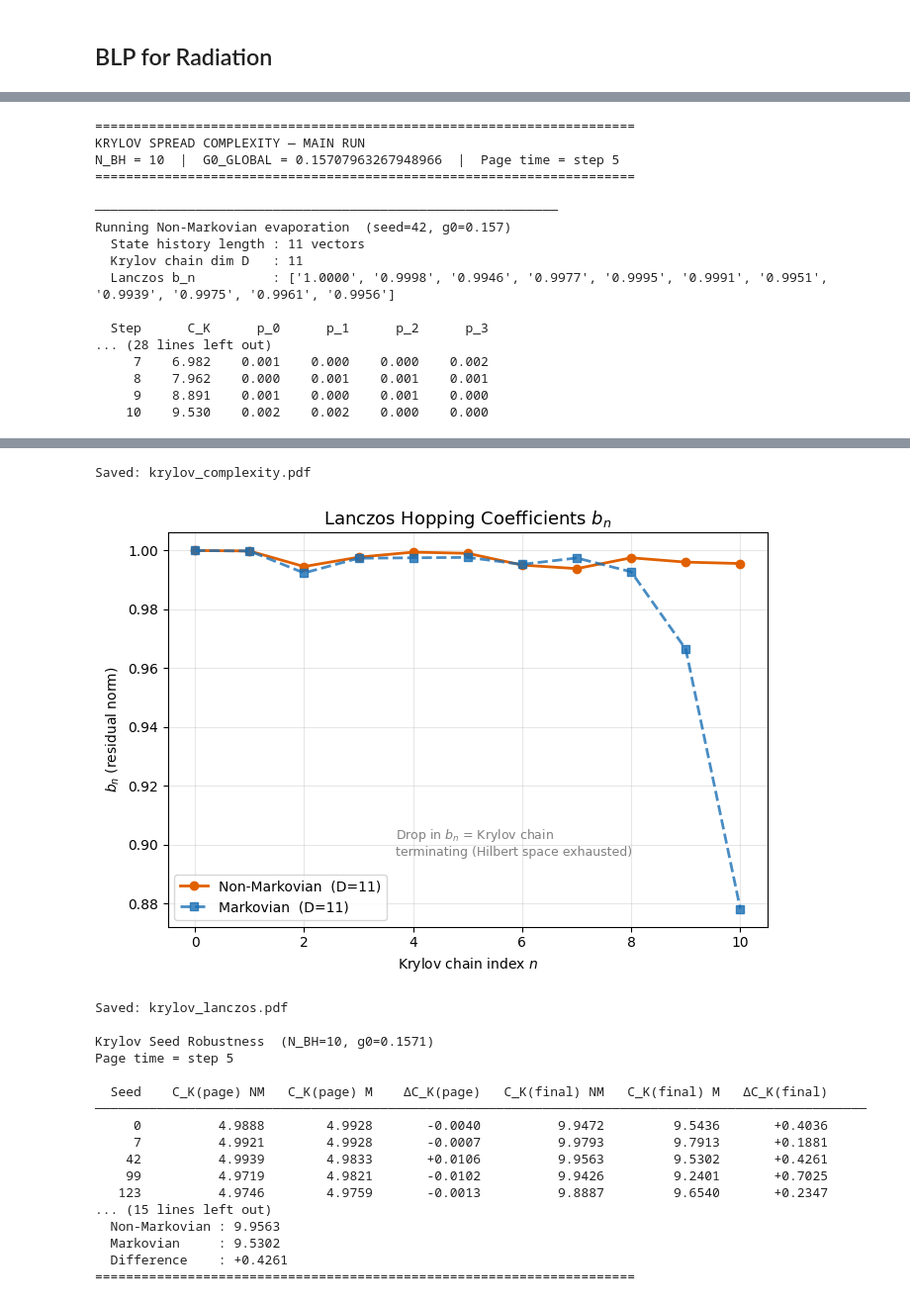
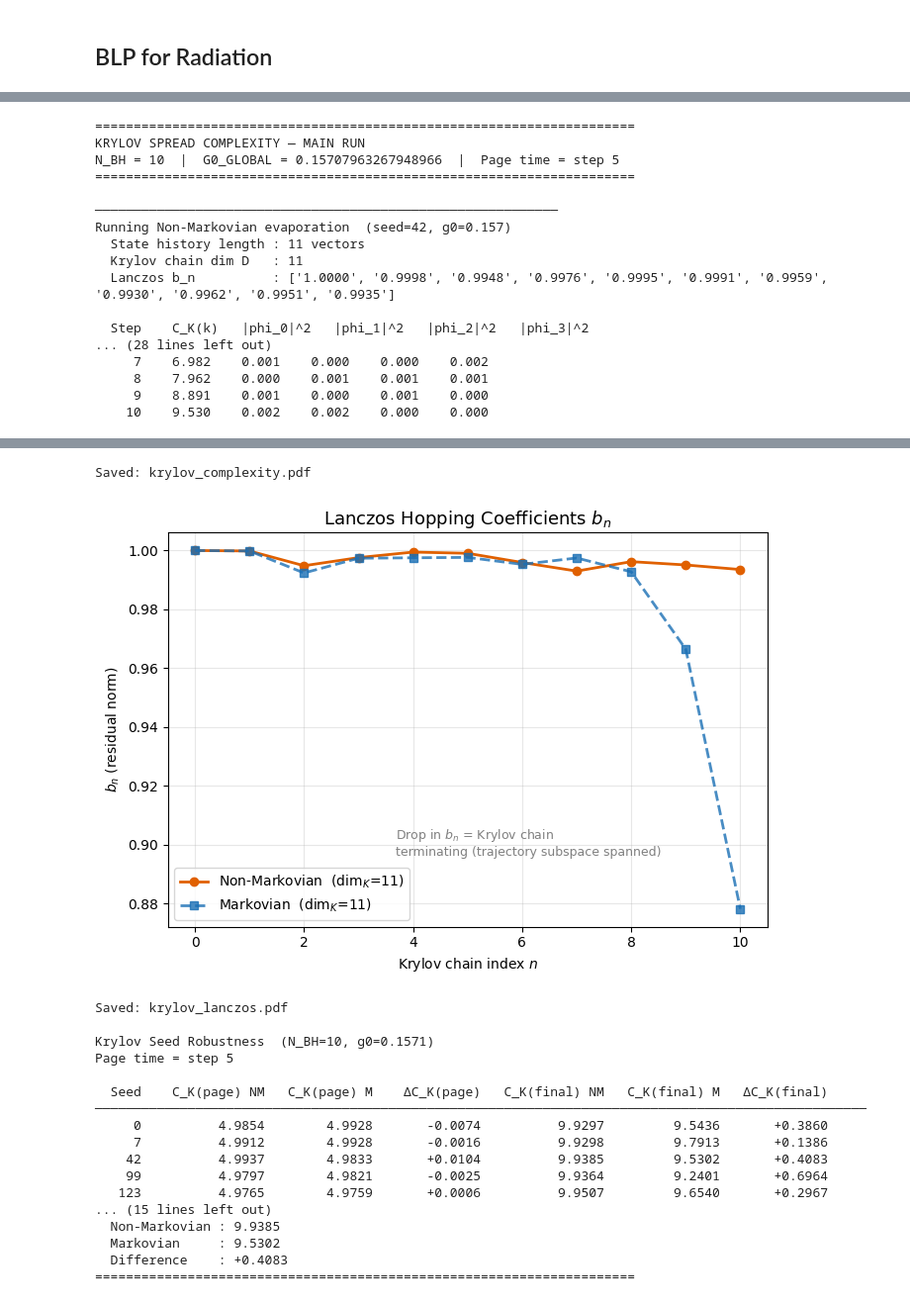
Before and after one commit to aaqhilahamed2004-ops/non-markovian_black-hole_evaporation, a Jupyter notebook: MvNM_v2.ipynb, the cells around one changed output, grey strips where cells are left out. Shown at 99% size. Cells and saved outputs as stored; diff of their text form; code cells hidden in the pictures.

Commit message:
Fixed all the notations across all the cells. Corrected the ordering of g0 wrt magnitude in SWEEP_G0.

```diff
--- a/MvNM_v2.ipynb
+++ b/MvNM_v2.ipynb
@@ -156,9 +156,9 @@ def compute_spread_complexity(state_history):
     Standard spread complexity (Balasubramanian et al 2022) requires a
     Hamiltonian to generate the Krylov basis via Lanczos recursion.
     Since this model is purely gate-based (no explicit Hamiltonian), we adapt:
-    the Krylov basis {|b_n>} is built by incremental Gram-Schmidt
+    the Krylov basis {|K_n>} is built by incremental Gram-Schmidt
     orthogonalisation of the evolved statevector trajectory {|psi(t)>}.
-    Spread complexity: K(t) = sum_n n |<b_n|psi(t)>|^2.
+    Spread complexity: C_K(t) = sum_n n |<K_n|psi(t)>|^2.
     Global statevector is fixed dimension 2^N_BH throughout — inner products
     are always well-defined.
     """
@@ -174,12 +174,14 @@ def compute_spread_complexity(state_history):
             _krylov_basis.append(vec / norm)
     complexities = []
     for state in state_history:
-        vec = np.array(state.data, dtype=complex).flatten()
-        norm = np.linalg.norm(vec)
-        vec = vec / norm if norm > 1e-12 else vec
-        k_t = sum(n * abs(np.vdot(b, vec))**2
-                  for n, b in enumerate(_krylov_basis))
-        complexities.append(k_t)
+        # Use the FULL normalised statevector — NOT the Gram-Schmidt residual.
+        # The residual from the basis-building loop above is discarded here.
+        psi = np.array(state.data, dtype=complex).flatten()
+        norm = np.linalg.norm(psi)
+        psi = psi / norm if norm > 1e-12 else psi
+        C_K_t = sum(n * abs(np.vdot(K_n, psi))**2
+                    for n, K_n in enumerate(_krylov_basis))
+        complexities.append(C_K_t)
     return complexities
 # %%
 import numpy as np
@@ -827,9 +832,9 @@ Saved: blp_P3_trace.pdf
 # ── Parameters ────────────────────────────────────────────────────────────────
 SWEEP_SEEDS  = list(range(5, 1576, 20))        # 21 seeds
 SWEEP_G0     = [np.pi/32, np.pi/24, np.pi/16,
-                np.pi/8,  G0_GLOBAL,  np.pi/2]  # principled range, see Section 3.1
+                np.pi/8,  np.pi/2, 3*np.pi/4]  # principled range, see Section 3.1
 FIXED_SEED   = 120      # seed for g0 sweep
-FIXED_G0     = np.pi/2  # g0 for seed sweep and Markovian control
+FIXED_G0     = np.pi/20  # g0 for seed sweep and Markovian control
 
 print(f"BLP Robustness  (N_BH={N_BH_BLP})")
 print(f"Seed sweep : {SWEEP_SEEDS}")
@@ -889,7 +894,7 @@ row += f"    {mk_max_arr.mean():.5f} ± {mk_max_arr.std():.5f}"
 print(row)
 
 # ── Verdict ───────────────────────────────────────────────────────────────────
-ROBUST_THRESHOLD = 0.85   # fraction of seeds required for ROBUST verdict
+ROBUST_THRESHOLD = 0.90   # fraction of seeds required for ROBUST verdict
 
 print("\nVerdict:")
 for pa, pb, _, _, short in PROBE_PAIRS:
@@ -934,7 +939,8 @@ print(f"  Robustness threshold : {ROBUST_THRESHOLD*100:.0f}% of seeds must show
 print(f"  System size          : N_BH = {N_BH_BLP}")
 print(f"  Seeds tested         : {len(SWEEP_SEEDS)}  ({SWEEP_SEEDS[0]}–{SWEEP_SEEDS[-1]}, step {SWEEP_SEEDS[1]-SWEEP_SEEDS[0]})")
 print(f"  Coupling (seed sweep): g0 = {FIXED_G0:.4f}")
-print(f"  Markovian control    : N_BLP = 0.00000 on all {len(SWEEP_SEEDS)} seeds ✓")
+print(f"  Markovian control    : max N_BLP = {mk_max_arr.max():.5f} on all {len(SWEEP_SEEDS)} seeds"
+      + ("  ✓" if mk_null else "  ✗ — review model"))
 print(f"  Causal attribution   : backflow is due to memory terms, not scrambling")
 print(f"{'═'*70}")
 
@@ -1081,7 +1087,7 @@ G0_SWEEP_VALUES = [
     0.001, 0.1, np.pi/8, 0.5, np.pi/4, np.pi/2, 0.75*np.pi, np.pi,
 ]
 
-SWEEP_PROBE_PAIR = ('zero', 'ones_last', "P3: $|0>^{N}$ vs $|0..01>$")
+SWEEP_PROBE_PAIR = ('zero', 'ones_last', r'P3: $|0\rangle^{\otimes N_BH}$ vs $|0\cdots01\rangle$')
 SWEEP_SEED = [i for i in range(90, 1510, 50)]
 
 print(f"Sweeping g0 values for probe pair: {SWEEP_PROBE_PAIR[2]} (seed={SWEEP_SEED})")
@@ -1486,7 +1493,9 @@ def run_evaporation_statevectors(seed: int = 42,
     bh  = list(range(N_BH))
     rad = []
 
+    step = 0
     while len(bh) > 0:
+        step += 1
         step_qc = QuantumCircuit(N_BH)
         scramble_black_hole(step_qc, bh)
 
@@ -1615,8 +1624,8 @@ def run_krylov_analysis(seed: int = 42, g0: float = None,
             print(f"  Krylov chain dim D   : {chain_dim}")
             print(f"  Lanczos b_n          : "
                   f"{[f'{b:.4f}' for b in b_coeffs[:chain_dim]]}")
-            print(f"\n  {'Step':>4}  {'C_K':>7}  {'p_0':>7}  {'p_1':>7}  "
-                  f"{'p_2':>7}  {'p_3':>7}")
+            print(f"\n  {'Step':>4}  {'C_K(k)':>8}  {'|phi_0|^2':>10}  {'|phi_1|^2':>10}  "
+                  f"{'|phi_2|^2':>10}  {'|phi_3|^2':>10}")
             print(f"  {'─'*45}")
             for k in range(len(state_history)):
                 p_str = '  '.join(f'{prob_dist[k,n]:>7.3f}'
@@ -1678,7 +1687,7 @@ def krylov_seed_robustness(seeds=None, g0=None, tol=1e-10):
     print("─" * 100)
     print(f"{'mean':>6}  {'':>14}  {'':>12}  {'':>12}  {'':>14}  "
           f"{'':>13}  {np.mean(delta_final_list):>+12.4f}")
-    print(f"{'std':>6}  {'':>14}  {'':>12}  {'':>12}  {'':>14}  "
+    print(f"{'s.d.':>6}  {'':>14}  {'':>12}  {'':>12}  {'':>14}  "
           f"{'':>13}  {np.std(delta_final_list):>+12.4f}")
 
     nm_final_robust = np.all(np.array(delta_final_list) > 0)
@@ -1715,14 +1724,14 @@ def plot_krylov_results(results: dict, seed: int = 42):
     nm_b = nm_res['b_coeffs'][:nm_res['chain_dim']]
     m_b  = m_res['b_coeffs'][:m_res['chain_dim']]
     ax.plot(range(len(nm_b)), nm_b, 'o-',  color=C_NM, lw=2,
-            label=f"Non-Markovian  (D={nm_res['chain_dim']})")
+            label=f"Non-Markovian  (dim$_K$={nm_res['chain_dim']})")
     ax.plot(range(len(m_b)),  m_b,  's--', color=C_M,  lw=2, alpha=0.8,
-            label=f"Markovian  (D={m_res['chain_dim']})")
+            label=f"Markovian  (dim$_K$={m_res['chain_dim']})")
     ax.set_title(r'Lanczos Hopping Coefficients $b_n$', fontsize=13)
     ax.set_xlabel('Krylov chain index $n$'); ax.set_ylabel(r'$b_n$ (residual norm)')
     ax.legend(fontsize=10); ax.grid(alpha=0.3)
     ax.annotate(
-        'Drop in $b_n$ = Krylov chain\nterminating (Hilbert space exhausted)',
+        'Drop in $b_n$ = Krylov chain\nterminating (trajectory subspace spanned)',
         xy=(0.38, 0.18), xycoords='axes fraction', fontsize=9, color='gray'
     )
     plt.tight_layout()
@@ -1755,36 +1764,36 @@ print("SUMMARY")
 print("=" * 70)
 print(f"Krylov chain dimension:  NM = {nm['chain_dim']}   "
       f"Markovian = {m['chain_dim']}")
 print(f"C_K at Page time (k={N_BH//2}):")
 print(f"  Non-Markovian : {nm['C_K'][N_BH//2]:.4f}")
 print(f"  Markovian     : {m['C_K'][N_BH//2]:.4f}")
 print(f"  Difference    : {nm['C_K'][N_BH//2] - m['C_K'][N_BH//2]:+.4f}")
 print(f"C_K at final step (k={N_BH}):")
 print(f"  Non-Markovian : {nm['C_K'][-1]:.4f}")
 print(f"  Markovian     : {m['C_K'][-1]:.4f}")
 print(f"  Difference    : {nm['C_K'][-1] - m['C_K'][-1]:+.4f}")
 print("=" * 70)
 # %% [output]
 ======================================================================
 KRYLOV SPREAD COMPLEXITY — MAIN RUN
 N_BH = 10  |  G0_GLOBAL = 0.15707963267948966  |  Page time = step 5
 ======================================================================
 
 ────────────────────────────────────────────────────────────
 Running Non-Markovian evaporation  (seed=42, g0=0.157)
   State history length : 11 vectors
   Krylov chain dim D   : 11
-  Lanczos b_n          : ['1.0000', '0.9998', '0.9946', '0.9977', '0.9995', '0.9991', '0.9951', '0.9939', '0.9975', '0.9961', '0.9956']
+  Lanczos b_n          : ['1.0000', '0.9998', '0.9948', '0.9976', '0.9995', '0.9991', '0.9959', '0.9930', '0.9962', '0.9951', '0.9935']
 
-  Step      C_K      p_0      p_1      p_2      p_3
+  Step    C_K(k)   |phi_0|^2   |phi_1|^2   |phi_2|^2   |phi_3|^2
 ... (28 lines left out)
      7    6.982    0.001    0.000    0.000    0.002
      8    7.962    0.000    0.001    0.001    0.001
      9    8.891    0.001    0.000    0.001    0.000
     10    9.530    0.002    0.002    0.000    0.000
 [figure]
 Saved: krylov_complexity.pdf
-[figure, old version]
+[figure, new version]
 Saved: krylov_lanczos.pdf
 
 Krylov Seed Robustness  (N_BH=10, g0=0.1571)
@@ -1792,13 +1801,13 @@ Page time = step 5
 
   Seed    C_K(page) NM   C_K(page) M    ΔC_K(page)   C_K(final) NM   C_K(final) M   ΔC_K(final)
 ────────────────────────────────────────────────────────────────────────────────────────────────────
-     0          4.9888        4.9928       -0.0040          9.9472         9.5436       +0.4036
-     7          4.9921        4.9928       -0.0007          9.9793         9.7913       +0.1881
-    42          4.9939        4.9833       +0.0106          9.9563         9.5302       +0.4261
-    99          4.9719        4.9821       -0.0102          9.9426         9.2401       +0.7025
-   123          4.9746        4.9759       -0.0013          9.8887         9.6540       +0.2347
+     0          4.9854        4.9928       -0.0074          9.9297         9.5436       +0.3860
+     7          4.9912        4.9928       -0.0016          9.9298         9.7913       +0.1386
+    42          4.9937        4.9833       +0.0104          9.9385         9.5302       +0.4083
+    99          4.9797        4.9821       -0.0025          9.9364         9.2401       +0.6964
+   123          4.9765        4.9759       +0.0006          9.9507         9.6540       +0.2967
 ... (15 lines left out)
-  Non-Markovian : 9.9563
+  Non-Markovian : 9.9385
   Markovian     : 9.5302
-  Difference    : +0.4261
+  Difference    : +0.4083
 ======================================================================
```
Also changed, not shown: parts of 11 cells of this notebook.
